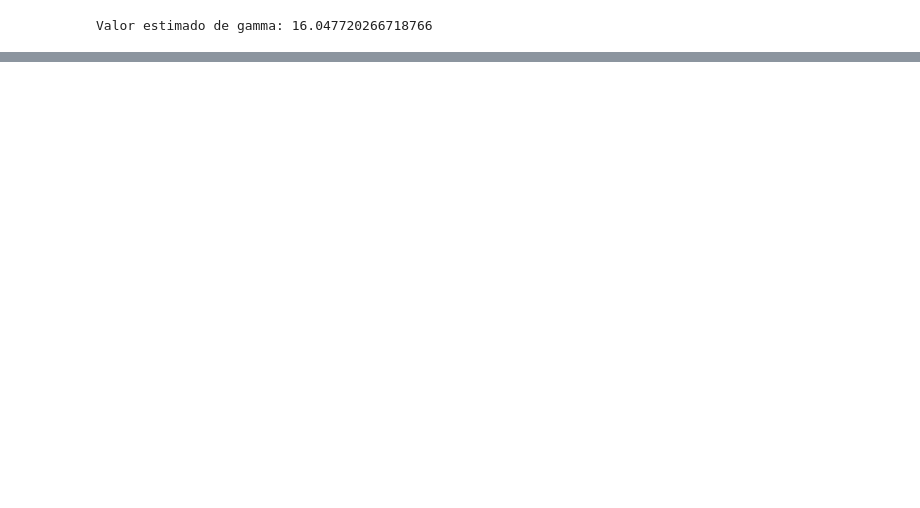
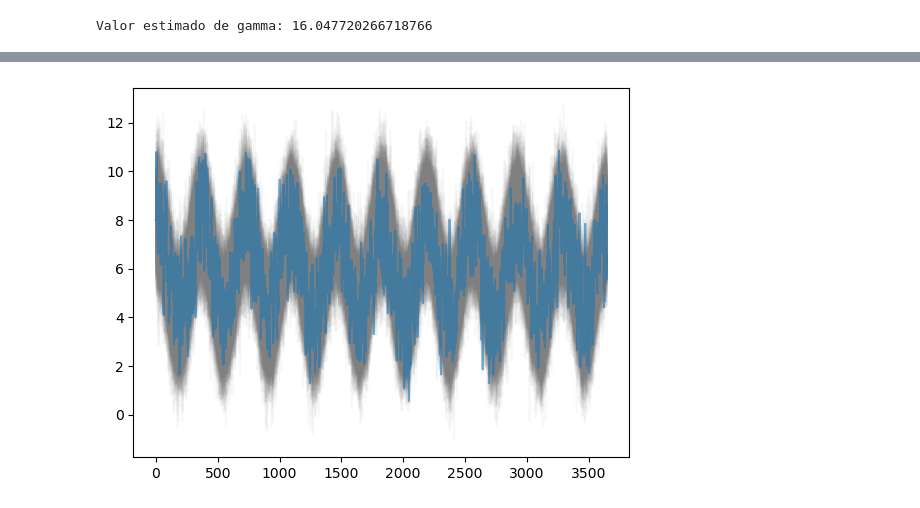
Before and after one commit to GuidoDSalem/TP---AplicacionesComputacionales, a Jupyter notebook: main.ipynb, the cells around one changed output, grey strips where cells are left out. Cells and saved outputs as stored; diff of their text form; code cells hidden in the pictures; blank space fills up the shorter version.

```diff
--- a/main.ipynb
+++ b/main.ipynb
@@ -251,11 +262,27 @@ TypeError: simulateTripNorteSUr() got an unexpected keyword argument 'S0'
 # %%
 def theta_i(i):
-    num = 6 + 2 * np.cos(2 * np.pi / 365)
+    num = 6 + 2 * np.cos(2 * np.pi * i / 365)
     return num
 # %%
-def simulacion(S_i, kappa, delta, sigma, Z_i, t_i, cant_caminos):
+def simulacion(S_i, kappa, sigma, t_i, cant_caminos):
     S = np.zeros((cant_caminos, t_i))
+    Z = np.random.normal(0, 1, (cant_caminos, t_i))
     S[:,0] = S_i
     for t in range(1, t_i):
-        S[:t] = S[:, t-1] + kappa * (theta_i(t) - S[:, t-1]) * delta + np.sqrt(delta) * np.random.normal(0, 1, cant_caminos) * sigma
+        S[:,t] = S[:, t-1] + kappa * (theta_i(np.zeros(cant_caminos) + t) - S[:, t-1]) * DELTA + np.sqrt(DELTA) * Z[:,t] * sigma
     return S
+# %%
+M = 200
+simulations = simulacion(S0, kappa, sigma, 1, data.shape[0], M)
+# %%
+# Plot data
+
+# Plot simulation
+for i in range(M):
+    # color gray and alpha 0.1
+    plt.plot(simulations[i,:], color='gray', alpha=0.05)
+
+plt.plot(data['regional wind'], alpha=0.6)
+plt.show()
+# %% [output]
+[figure, added]
```
Also changed, not shown: parts of 12 cells of this notebook.
